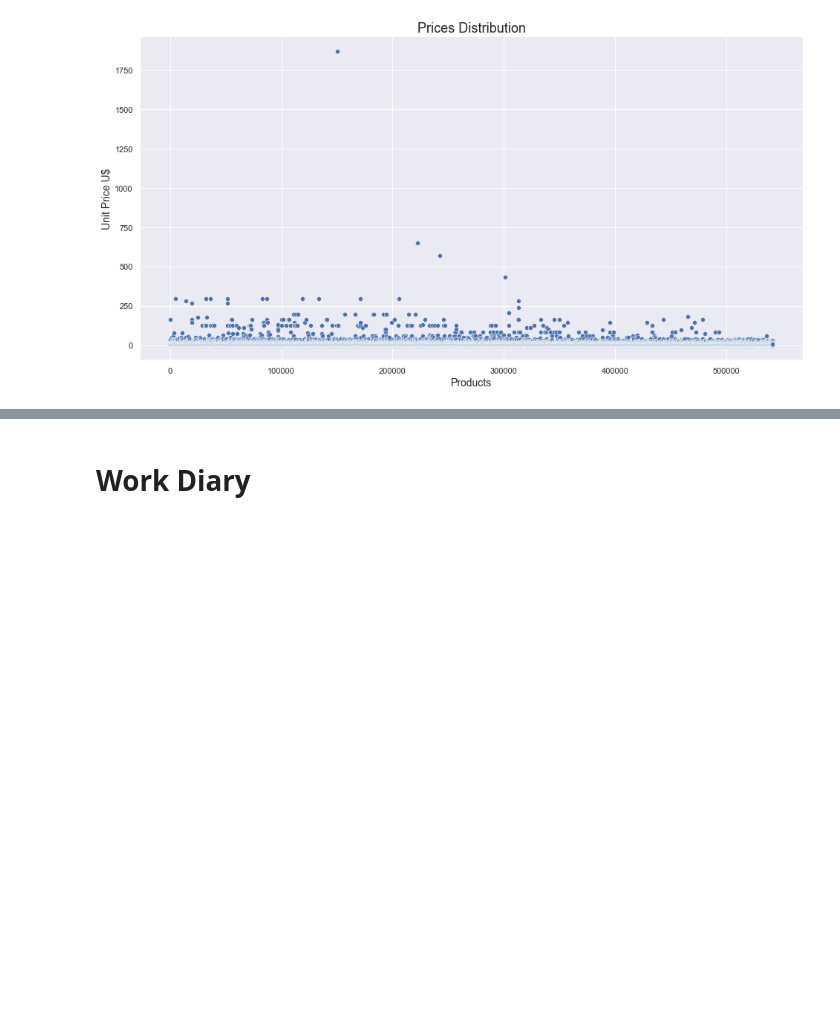
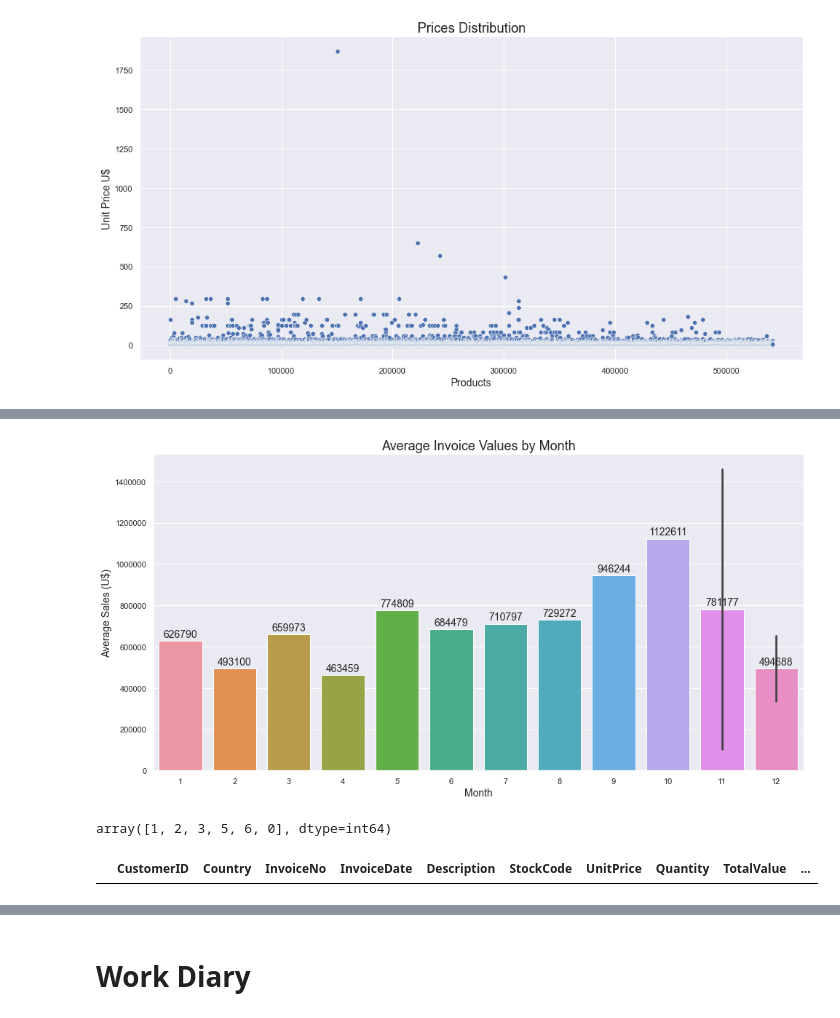
Before and after one commit to felipedmnq/PA05-Insiders-Program, a Jupyter notebook: Notebooks/c1.0-fdv-end-to-end-clustering-W2.ipynb, the cells around one changed output, grey strips where cells are left out. Saved outputs shown, nothing was run; the diff lists cells and outputs as text; code cells hidden in the pictures; blank space fills up the shorter version.

```diff
--- a/Notebooks/c1.0-fdv-end-to-end-clustering-W2.ipynb
+++ b/Notebooks/c1.0-fdv-end-to-end-clustering-W2.ipynb
@@ -871,0 +937,10 @@ df.describe().T
+# %%
+# Grouping by year and by month
+
+df_byMonth = df.groupby(['InvoiceYear', 'InvoiceMonth'])['TotalValue'].sum()
+df_byMonth = pd.DataFrame(df_byMonth)
+df_byMonth.reset_index(inplace = True)
+df_byMonth
+
+# November 2016 - only 2 days of sales.
+# December 2017 - only 7 days of sales.
@@ -871,0 +963,17 @@ df.describe().T
+# %%
+ax = sns.barplot(x = 'InvoiceMonth', y = 'TotalValue',data = df_byMonth)
+info_plot('Average Invoice Values by Month', 'Month', 'Average Sales (U$)')
+plt.ticklabel_format(style='plain', axis='y',useOffset=False)
+annot_plot(ax)
+# %% [output]
+[figure, added]
+# %%
+df['InvoiceDayWeek'].unique()
+# %% [output]
+array([1, 2, 3, 5, 6, 0], dtype=int64)
+# %%
+# THERE IS NO DAY "4"? There is none Thursday?
+
+df[df['InvoiceDayWeek'] == 4].head()
+# %% [output]
+|  | CustomerID | Country | InvoiceNo | InvoiceDate | Description | StockCode | UnitPrice | Quantity | TotalValue | ... |
```
Also changed, not shown: parts of 38 cells of this notebook.
